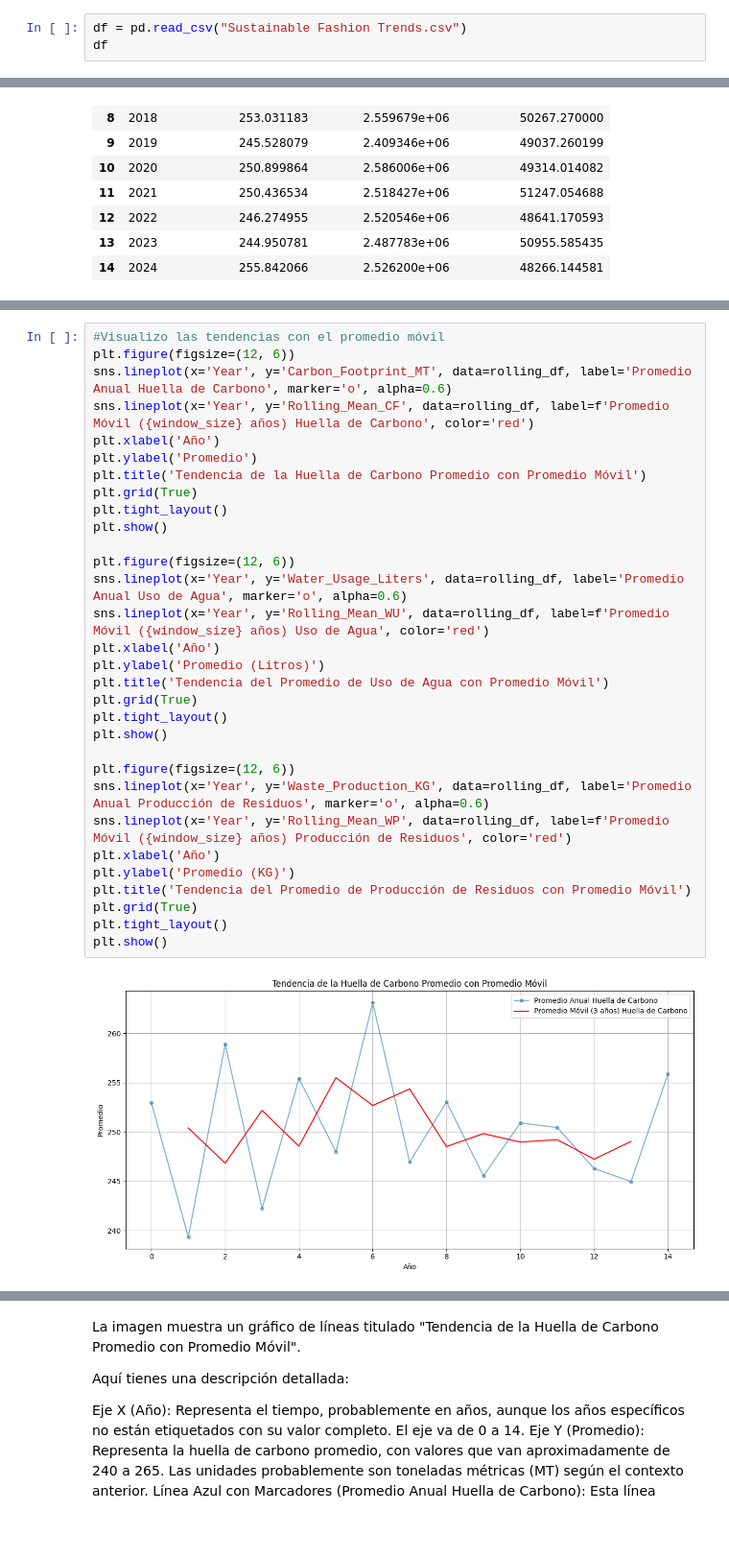
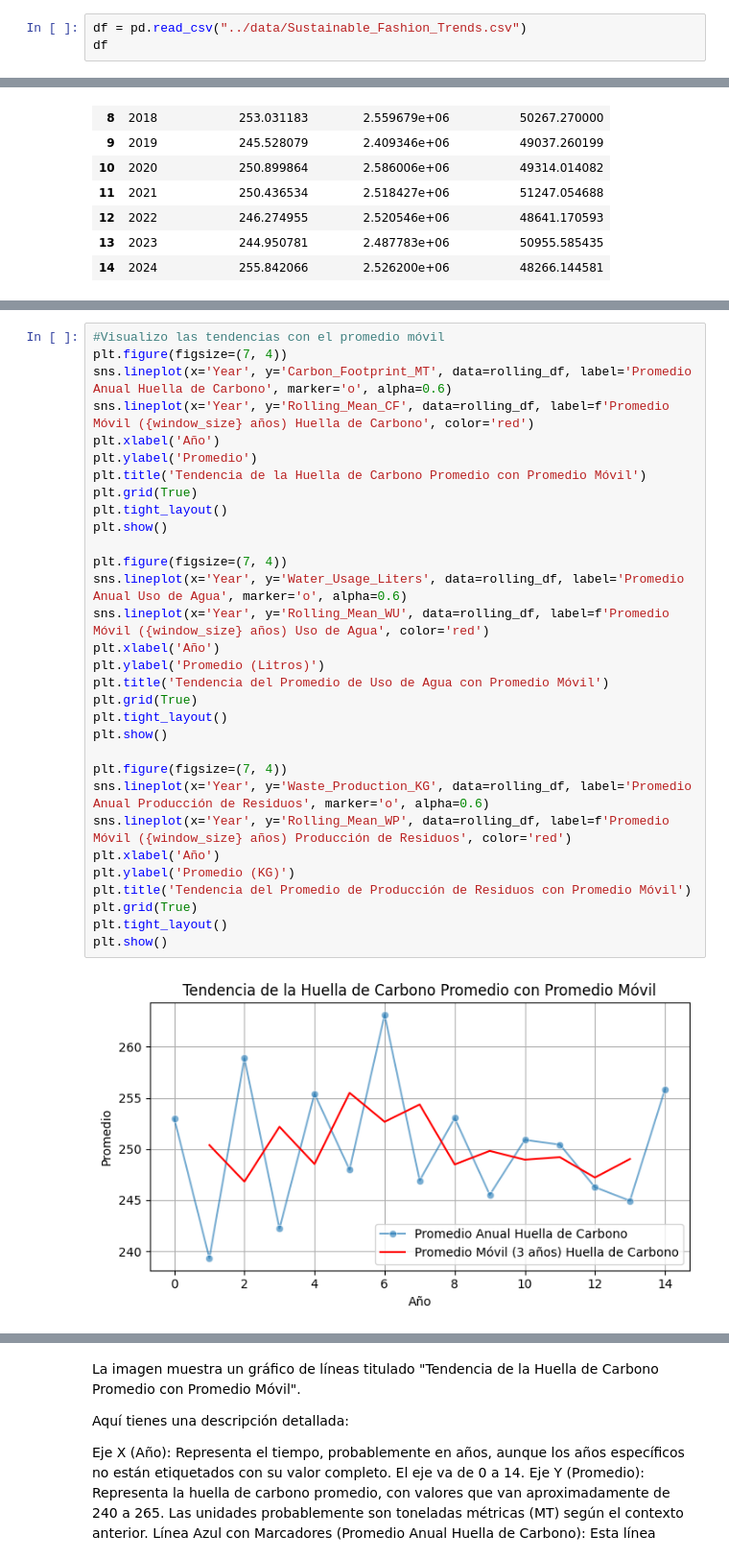
Before and after one commit to yoai13/EDA_SOSTENIBILIDAD_INDUSTRIA_TEXTIL, a Jupyter notebook: notebook/sostenible.ipynb, the cells around one changed output, grey strips where cells are left out. Shown at 96% size. Cells and saved outputs as stored; diff of their text form; blank space fills up the shorter version.

```diff
--- a/notebook/sostenible.ipynb
+++ b/notebook/sostenible.ipynb
@@ -5,7 +5,7 @@ import seaborn as sns
 import pandas as pd
 import matplotlib.pyplot as plt
 # %%
-df = pd.read_csv("Sustainable Fashion Trends.csv")
+df = pd.read_csv("../data/Sustainable_Fashion_Trends.csv")
 df
 # %% [output]
 |  | Brand_ID | Brand_Name | Country | Year | Sustainability_Rating | Material_Type | Eco_Friendly_Manufacturing | ... |
@@ -913,34 +906,34 @@ rolling_df
 | 14 | 14 | 255.842066 | NaN | 2.526200e+06 | NaN | ... |
 # %%
 #Visualizo las tendencias con el promedio móvil
-plt.figure(figsize=(12, 6))
+plt.figure(figsize=(7, 4))
 sns.lineplot(x='Year', y='Carbon_Footprint_MT', data=rolling_df, label='Promedio Anual Huella de Carbono', marker='o', alpha=0.6)
 sns.lineplot(x='Year', y='Rolling_Mean_CF', data=rolling_df, label=f'Promedio Móvil ({window_size} años) Huella de Carbono', color='red')
 plt.xlabel('Año')
 plt.ylabel('Promedio')
 plt.title('Tendencia de la Huella de Carbono Promedio con Promedio Móvil')
 plt.grid(True)
 plt.tight_layout()
 plt.show()
 
-plt.figure(figsize=(12, 6))
+plt.figure(figsize=(7, 4))
 sns.lineplot(x='Year', y='Water_Usage_Liters', data=rolling_df, label='Promedio Anual Uso de Agua', marker='o', alpha=0.6)
 sns.lineplot(x='Year', y='Rolling_Mean_WU', data=rolling_df, label=f'Promedio Móvil ({window_size} años) Uso de Agua', color='red')
 plt.xlabel('Año')
 plt.ylabel('Promedio (Litros)')
 plt.title('Tendencia del Promedio de Uso de Agua con Promedio Móvil')
 plt.grid(True)
 plt.tight_layout()
 plt.show()
 
-plt.figure(figsize=(12, 6))
+plt.figure(figsize=(7, 4))
 sns.lineplot(x='Year', y='Waste_Production_KG', data=rolling_df, label='Promedio Anual Producción de Residuos', marker='o', alpha=0.6)
 sns.lineplot(x='Year', y='Rolling_Mean_WP', data=rolling_df, label=f'Promedio Móvil ({window_size} años) Producción de Residuos', color='red')
 plt.xlabel('Año')
 plt.ylabel('Promedio (KG)')
 plt.title('Tendencia del Promedio de Producción de Residuos con Promedio Móvil')
 plt.grid(True)
 plt.tight_layout()
 plt.show()
 # %% [output]
-[figure, old version]
+[figure, new version]
```
Also changed, not shown: parts of 31 cells of this notebook, 28 other files.
